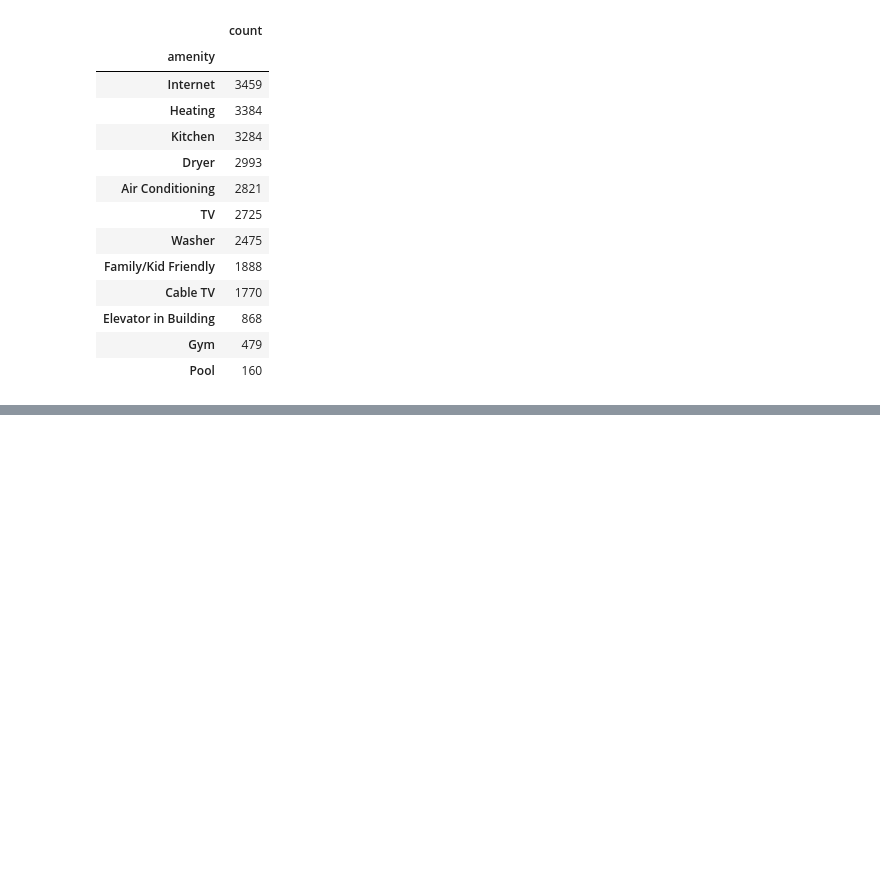
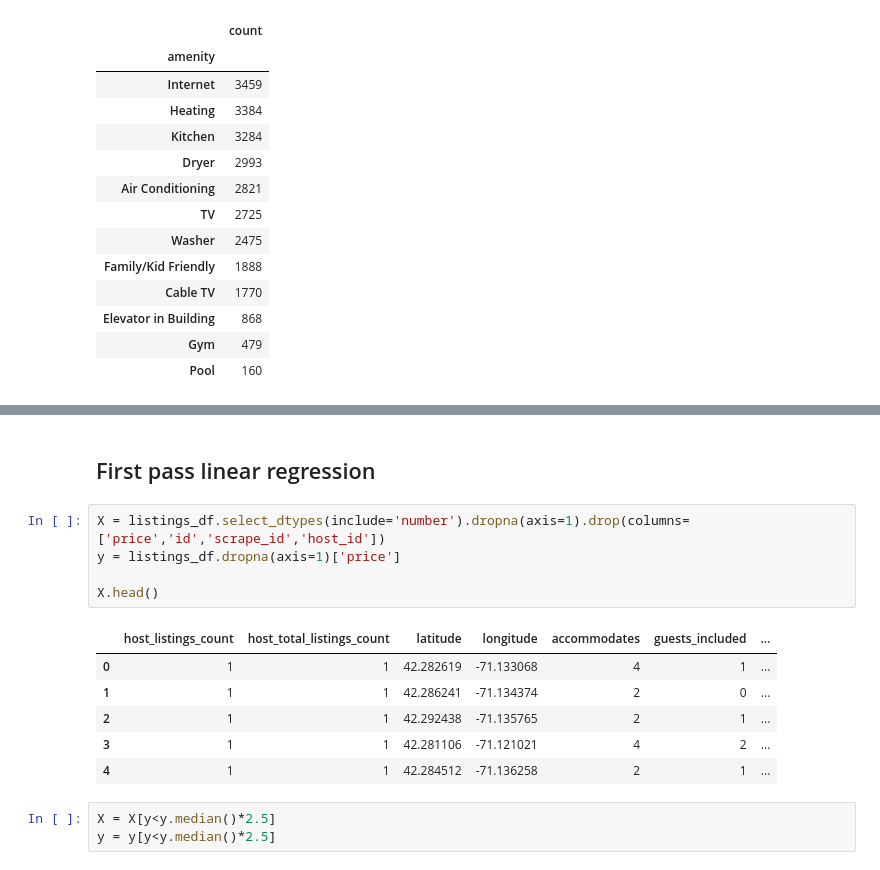
Before and after one commit to ablaikie103/airbnb-analysis, a Jupyter notebook: PriceFactors.ipynb, the cells around one changed output, grey strips where cells are left out. Cells and saved outputs as stored; diff of their text form; blank space fills up the shorter version.

```diff
--- a/PriceFactors.ipynb
+++ b/PriceFactors.ipynb
@@ -237,0 +236,17 @@ clean_and_plot(listings_df)
+# %% [markdown]
+## First pass linear regression
+# %%
+X = listings_df.select_dtypes(include='number').dropna(axis=1).drop(columns=['price','id','scrape_id','host_id'])
+y = listings_df.dropna(axis=1)['price']
+
+X.head()
+# %% [output]
+|  | host_listings_count | host_total_listings_count | latitude | longitude | accommodates | guests_included | ... |
+| 0 | 1 | 1 | 42.282619 | -71.133068 | 4 | 1 | ... |
+| 1 | 1 | 1 | 42.286241 | -71.134374 | 2 | 0 | ... |
+| 2 | 1 | 1 | 42.292438 | -71.135765 | 2 | 1 | ... |
+| 3 | 1 | 1 | 42.281106 | -71.121021 | 4 | 2 | ... |
+| 4 | 1 | 1 | 42.284512 | -71.136258 | 2 | 1 | ... |
+# %%
+X = X[y<y.median()*2.5]
+y = y[y<y.median()*2.5]
```
Also changed, not shown: parts of 17 cells of this notebook.
